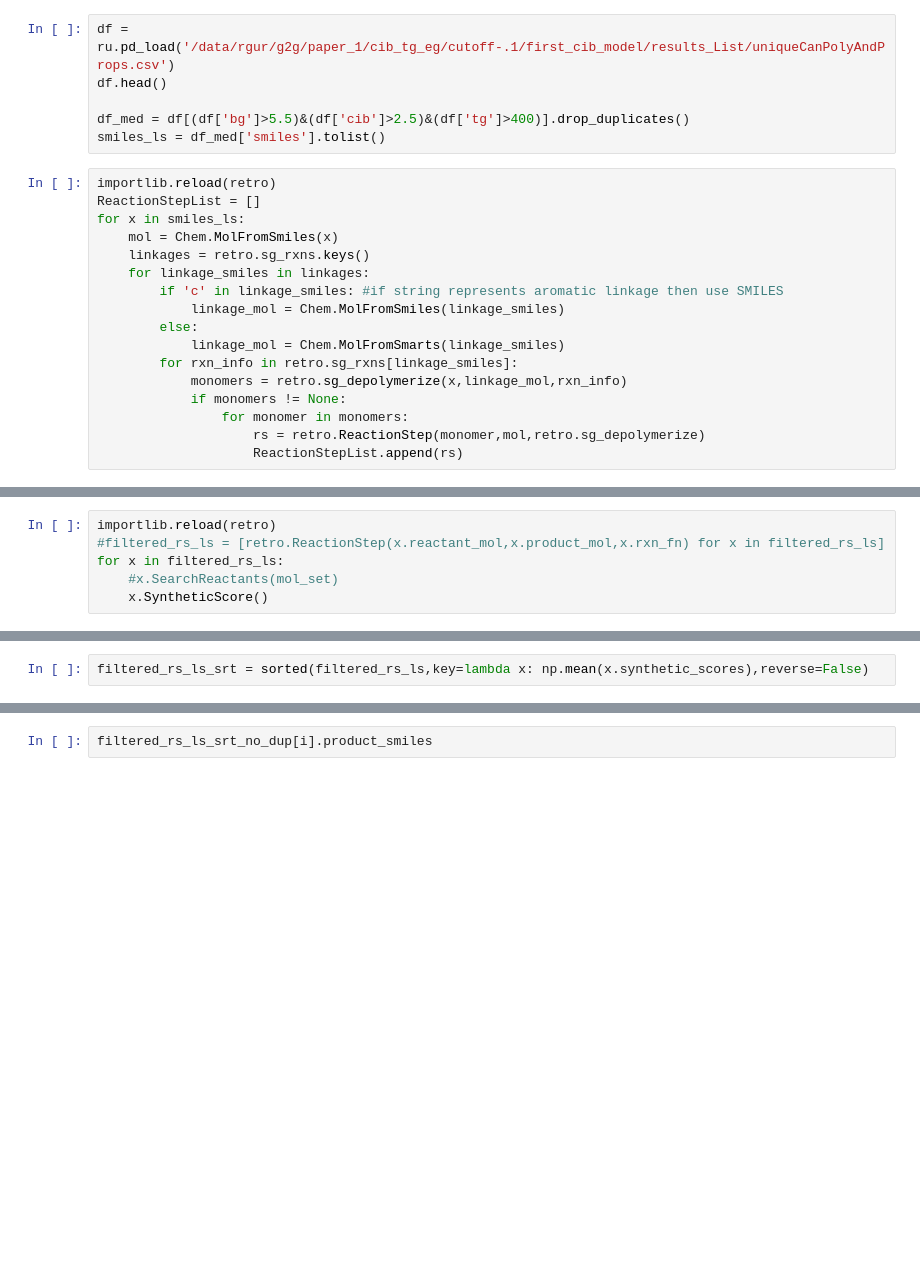
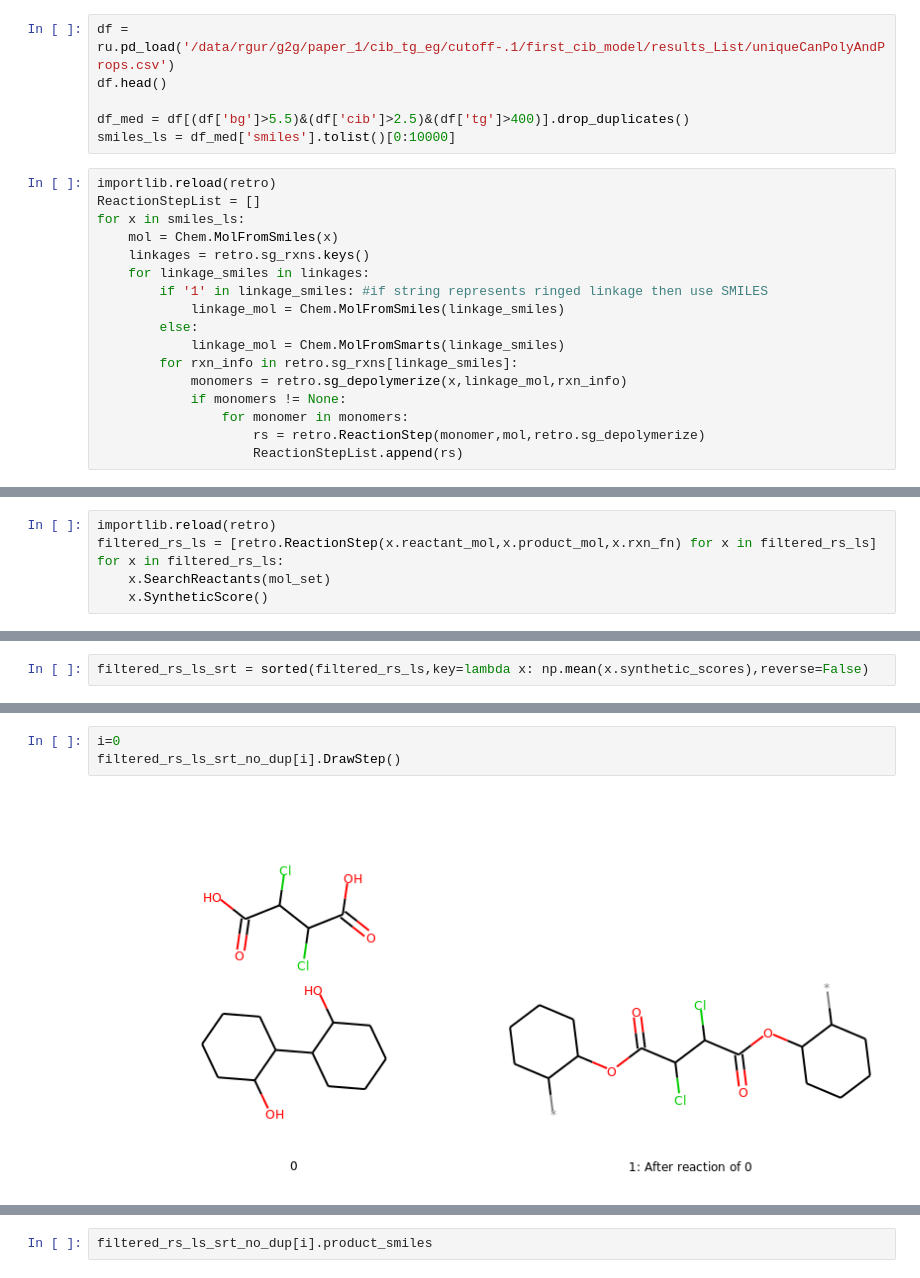
Before and after one commit to rishigurnani/hMOFs-Snurr, a Jupyter notebook: fall20_mse_8803_2.ipynb, the cells around one changed output, grey strips where cells are left out. Saved outputs shown, nothing was run; the diff lists cells and outputs as text; blank space fills up the shorter version.

```diff
--- a/fall20_mse_8803_2.ipynb
+++ b/fall20_mse_8803_2.ipynb
@@ -587,7 +590,7 @@ df = ru.pd_load('/data/rgur/g2g/paper_1/cib_tg_eg/cutoff-.1/first_cib_model/resu
 df.head()
 
 df_med = df[(df['bg']>5.5)&(df['cib']>2.5)&(df['tg']>400)].drop_duplicates()
-smiles_ls = df_med['smiles'].tolist()
+smiles_ls = df_med['smiles'].tolist()[0:10000]
 # %%
 importlib.reload(retro)
 ReactionStepList = []
@@ -595,7 +598,7 @@ for x in smiles_ls:
     mol = Chem.MolFromSmiles(x)
     linkages = retro.sg_rxns.keys()
     for linkage_smiles in linkages:
-        if 'c' in linkage_smiles: #if string represents aromatic linkage then use SMILES
+        if '1' in linkage_smiles: #if string represents ringed linkage then use SMILES
             linkage_mol = Chem.MolFromSmiles(linkage_smiles)
         else:
             linkage_mol = Chem.MolFromSmarts(linkage_smiles)
@@ -640,6 +645,6 @@ len(filtered_rs_ls)
 # %%
 importlib.reload(retro)
-#filtered_rs_ls = [retro.ReactionStep(x.reactant_mol,x.product_mol,x.rxn_fn) for x in filtered_rs_ls]
+filtered_rs_ls = [retro.ReactionStep(x.reactant_mol,x.product_mol,x.rxn_fn) for x in filtered_rs_ls]
 for x in filtered_rs_ls:
-    #x.SearchReactants(mol_set)
+    x.SearchReactants(mol_set)
     x.SyntheticScore()
@@ -655,2 +666,7 @@ len(filtered_rs_ls_srt_no_dup)
+# %%
+i=0
+filtered_rs_ls_srt_no_dup[i].DrawStep()
+# %% [output]
+[figure, added]
 # %%
 i=0
```
Also changed, not shown: parts of 86 cells of this notebook, 3 other files.
